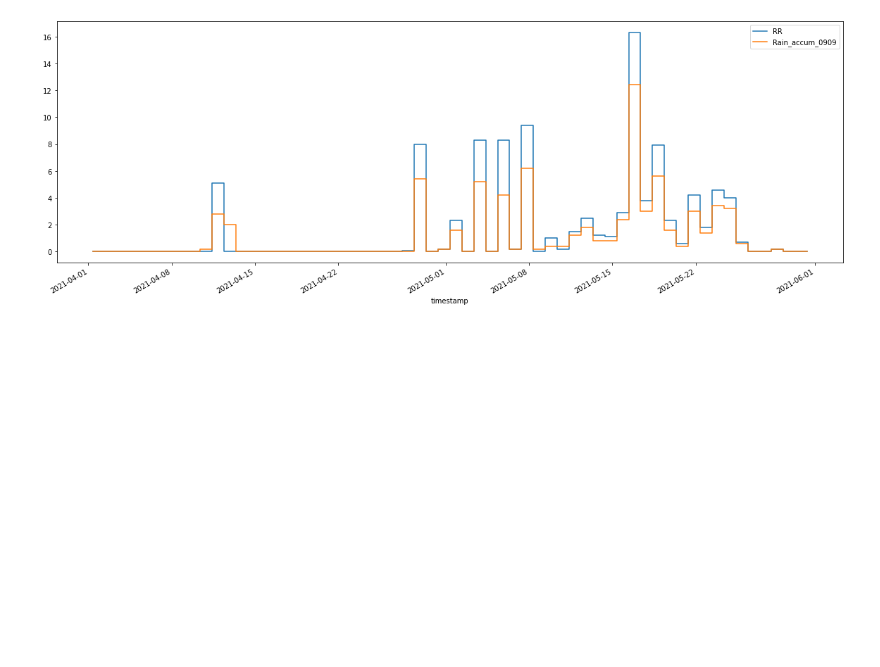
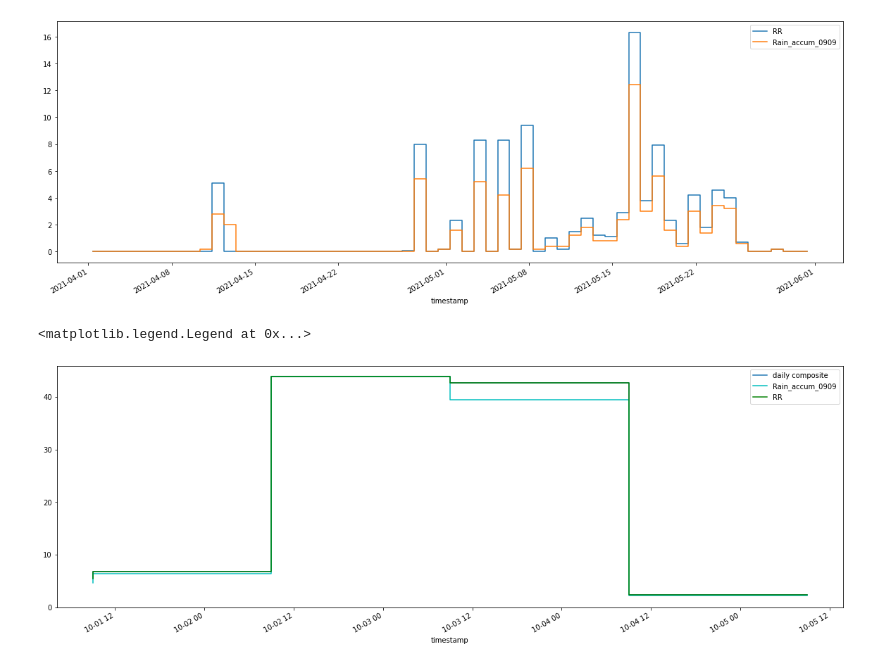
Before and after one commit to cjw296/irrigation, a Jupyter notebook: rain_reconcile.ipynb, the cells around one changed output. Drawn from its saved outputs; the diff is of its cells as text; code cells hidden in the pictures; blank space fills up the shorter version.

```diff
--- a/rain_reconcile.ipynb
+++ b/rain_reconcile.ipynb
@@ -66,3 +66,12 @@ ax.legend()
 # %% [output]
 <matplotlib.legend.Legend at 0x...>
 [figure]
+# %%
+s = slice('2020-10-01', '2020-10-05')
+ax = daily_rain[s].plot(drawstyle='steps', label='daily composite', ylim=(0,None))
+auto_rain[s]['Rain_accum_0909'].plot(ax=ax, drawstyle='steps', color='c')
+manual_rain[s]['RR'].plot(ax=ax, drawstyle='steps', color='g')
+ax.legend()
+# %% [output]
+<matplotlib.legend.Legend at 0x...>
+[figure, added]
```
Also changed, not shown: parts of 9 cells of this notebook.
